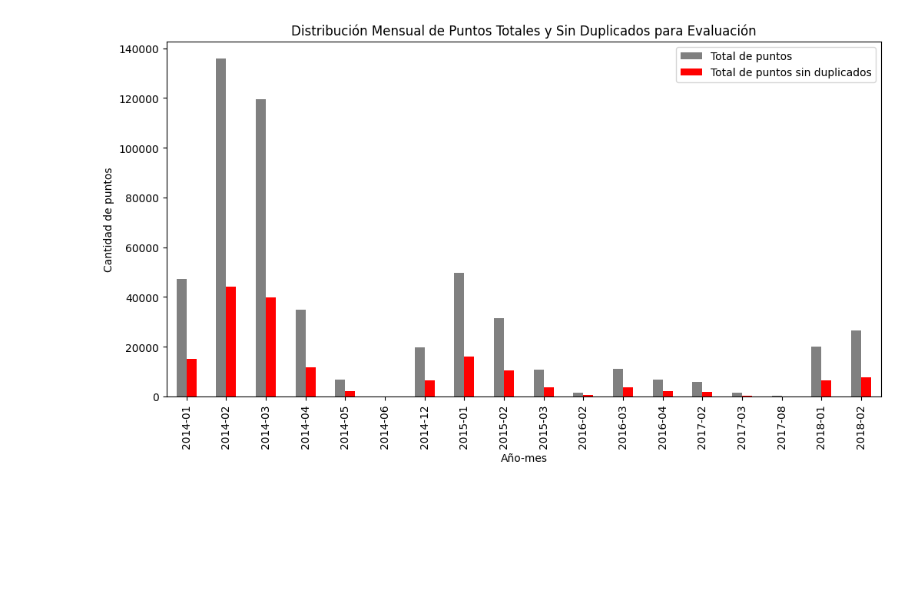
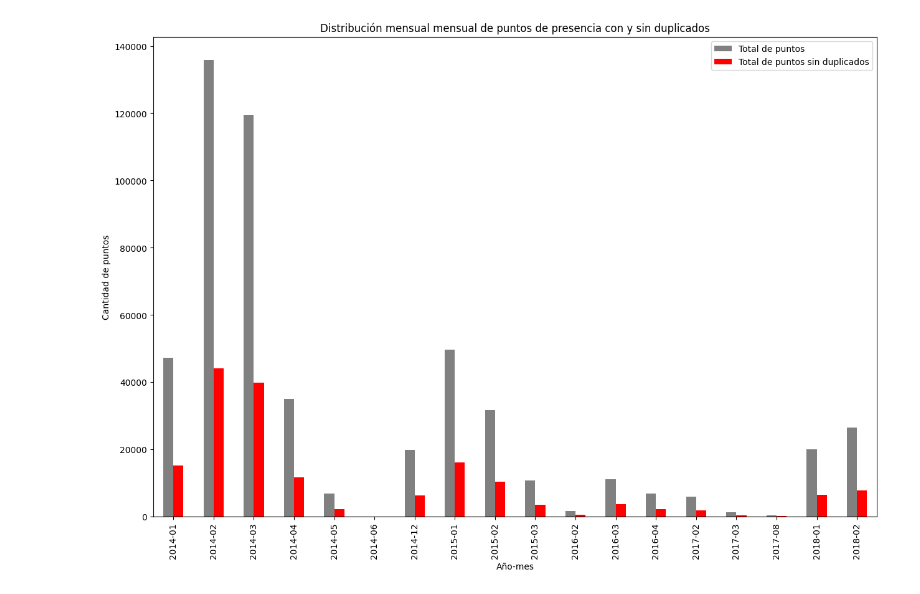
Before and after one commit to MaritzaB/niche_modelling, a Jupyter notebook: src/notebooks/eda_points.ipynb, the cells around one changed output. Cells and saved outputs as stored; diff of their text form; code cells hidden in the pictures; blank space fills up the shorter version.

```diff
--- a/src/notebooks/eda_points.ipynb
+++ b/src/notebooks/eda_points.ipynb
@@ -13,13 +13,14 @@ df.columns = ['Año-mes', 'año', 'mes', 'Total de puntos', 'Total de puntos sin
 # %%
 # Plot the data
 df.plot(kind='bar',
         stacked=False, color=['gray', 'red'],
-        x='Año-mes', y=['Total de puntos', 'Total de puntos sin duplicados'], figsize=(12, 6))
+        x='Año-mes', y=['Total de puntos', 'Total de puntos sin duplicados'], figsize=(15, 10))
 
 # Add labels
 plt.xlabel('Año-mes')
 plt.ylabel('Cantidad de puntos')
-plt.title('Distribución Mensual de Puntos Totales y Sin Duplicados para Evaluación')
+plt.title('Distribución mensual mensual de puntos de presencia con y sin duplicados')
+plt.savefig('images/filtering_duplicates.png')
 plt.show()
 # %% [output]
-[figure, old version]
+[figure, new version]
```
Also changed, not shown: 4 other files.
